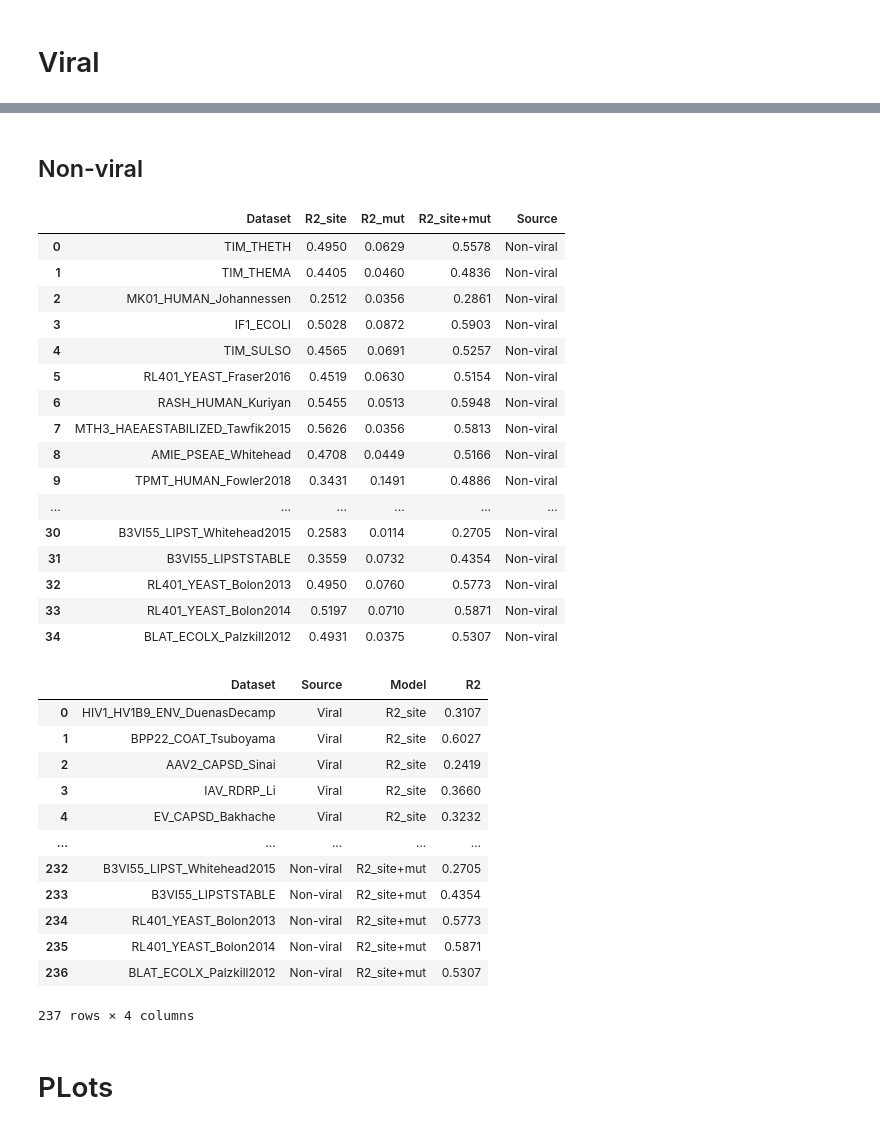
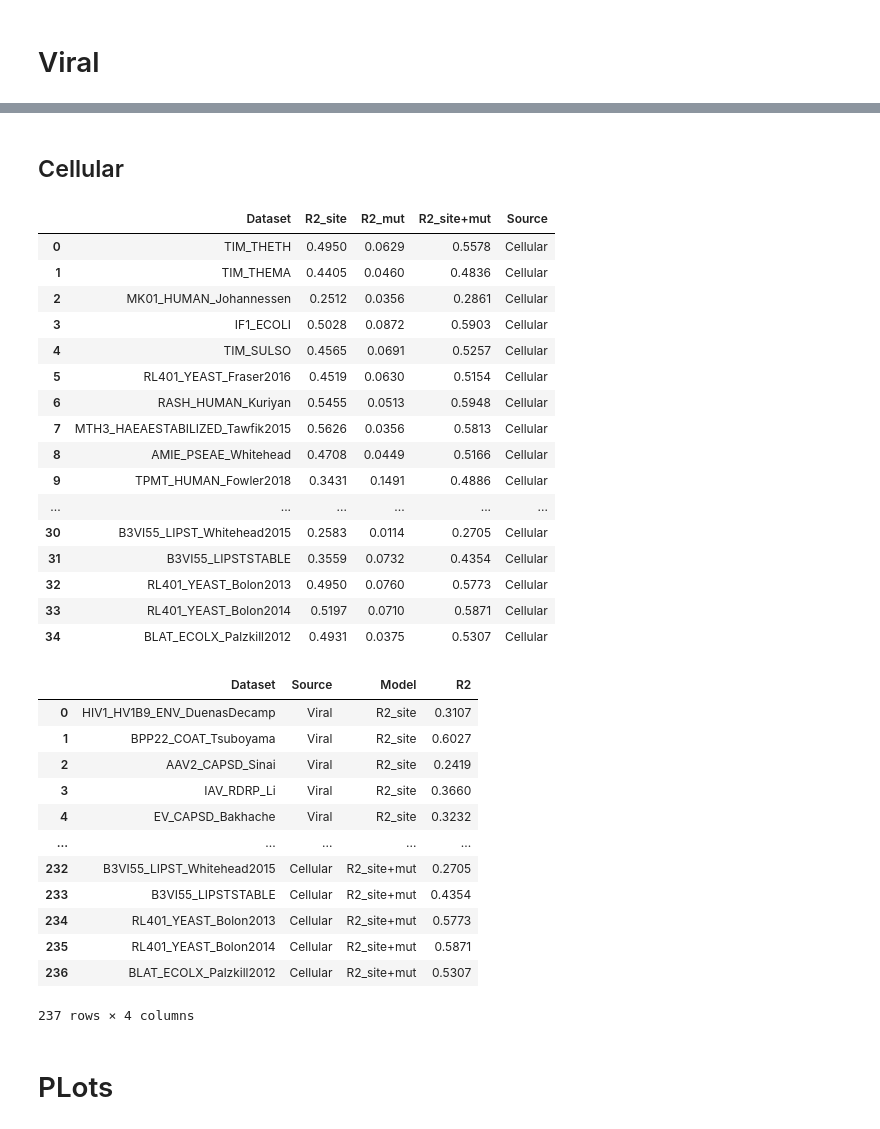
Before and after one commit to ziul-bio/DMS-SiteEffect-PLM, a Jupyter notebook: notebooks/regression.ipynb, the cells around one changed output, grey strips where cells are left out. Drawn from its saved outputs; the diff is of its cells as text; code cells hidden in the pictures.

```diff
--- a/notebooks/regression.ipynb
+++ b/notebooks/regression.ipynb
@@ -84,6 +96,7 @@ for file in os.listdir(base_dir):
     data = pd.read_csv(file_path)
 
     data[['wt', 'site', 'mut']] = data['mutant'].apply(lambda x: pd.Series(split_mut_sit(x)))
+    data['site'] = data['site'].astype(str)
     model1 = ols('target ~ site', data=data).fit()
     model2 = ols('target ~ mut', data=data).fit()
     model3 = ols('target ~ site+mut', data=data).fit()
@@ -99,41 +128,41 @@ KeyboardInterrupt:
 # %% [markdown]
-## Non-viral
+## Cellular
 # %%
 base_dir = '../data/nonviral/metadata/'
 res_nonviral = {}
 for file in os.listdir(base_dir):
     dts = file.split('.csv')[0]
     file_path = os.path.join(base_dir, file)
     data = pd.read_csv(file_path)
     data[['wt', 'site', 'mut']] = data['mutant'].apply(lambda x: pd.Series(split_mut_sit(x)))
     data = data.dropna()
     model1 = ols('target ~ site', data=data).fit()
     model2 = ols('target ~ mut', data=data).fit()
     model3 = ols('target ~ site+mut', data=data).fit()
     res_nonviral[dts] = [round(float(model1.rsquared), 4), round(float(model2.rsquared), 4), round(float(model3.rsquared), 4)]
 
 df2 = pd.DataFrame.from_dict(res_nonviral, orient='index').reset_index()
 df2.rename(columns={'index': 'Dataset', 0:'R2_site', 1:'R2_mut', 2:'R2_site+mut'}, inplace=True)
-df2['Source'] = 'Non-viral'
+df2['Source'] = 'Cellular'
 df2
 # %% [output]
 |  | Dataset | R2_site | R2_mut | R2_site+mut | Source |
-| 0 | TIM_THETH | 0.4950 | 0.0629 | 0.5578 | Non-viral |
-| 1 | TIM_THEMA | 0.4405 | 0.0460 | 0.4836 | Non-viral |
-| 2 | MK01_HUMAN_Johannessen | 0.2512 | 0.0356 | 0.2861 | Non-viral |
-| 3 | IF1_ECOLI | 0.5028 | 0.0872 | 0.5903 | Non-viral |
-| 4 | TIM_SULSO | 0.4565 | 0.0691 | 0.5257 | Non-viral |
-| 5 | RL401_YEAST_Fraser2016 | 0.4519 | 0.0630 | 0.5154 | Non-viral |
-| 6 | RASH_HUMAN_Kuriyan | 0.5455 | 0.0513 | 0.5948 | Non-viral |
-| 7 | MTH3_HAEAESTABILIZED_Tawfik2015 | 0.5626 | 0.0356 | 0.5813 | Non-viral |
-| 8 | AMIE_PSEAE_Whitehead | 0.4708 | 0.0449 | 0.5166 | Non-viral |
-| 9 | TPMT_HUMAN_Fowler2018 | 0.3431 | 0.1491 | 0.4886 | Non-viral |
+| 0 | TIM_THETH | 0.4950 | 0.0629 | 0.5578 | Cellular |
+| 1 | TIM_THEMA | 0.4405 | 0.0460 | 0.4836 | Cellular |
+| 2 | MK01_HUMAN_Johannessen | 0.2512 | 0.0356 | 0.2861 | Cellular |
+| 3 | IF1_ECOLI | 0.5028 | 0.0872 | 0.5903 | Cellular |
+| 4 | TIM_SULSO | 0.4565 | 0.0691 | 0.5257 | Cellular |
+| 5 | RL401_YEAST_Fraser2016 | 0.4519 | 0.0630 | 0.5154 | Cellular |
+| 6 | RASH_HUMAN_Kuriyan | 0.5455 | 0.0513 | 0.5948 | Cellular |
+| 7 | MTH3_HAEAESTABILIZED_Tawfik2015 | 0.5626 | 0.0356 | 0.5813 | Cellular |
+| 8 | AMIE_PSEAE_Whitehead | 0.4708 | 0.0449 | 0.5166 | Cellular |
+| 9 | TPMT_HUMAN_Fowler2018 | 0.3431 | 0.1491 | 0.4886 | Cellular |
 | ... | ... | ... | ... | ... | ... |
-| 30 | B3VI55_LIPST_Whitehead2015 | 0.2583 | 0.0114 | 0.2705 | Non-viral |
-| 31 | B3VI55_LIPSTSTABLE | 0.3559 | 0.0732 | 0.4354 | Non-viral |
-| 32 | RL401_YEAST_Bolon2013 | 0.4950 | 0.0760 | 0.5773 | Non-viral |
-| 33 | RL401_YEAST_Bolon2014 | 0.5197 | 0.0710 | 0.5871 | Non-viral |
-| 34 | BLAT_ECOLX_Palzkill2012 | 0.4931 | 0.0375 | 0.5307 | Non-viral |
+| 30 | B3VI55_LIPST_Whitehead2015 | 0.2583 | 0.0114 | 0.2705 | Cellular |
+| 31 | B3VI55_LIPSTSTABLE | 0.3559 | 0.0732 | 0.4354 | Cellular |
+| 32 | RL401_YEAST_Bolon2013 | 0.4950 | 0.0760 | 0.5773 | Cellular |
+| 33 | RL401_YEAST_Bolon2014 | 0.5197 | 0.0710 | 0.5871 | Cellular |
+| 34 | BLAT_ECOLX_Palzkill2012 | 0.4931 | 0.0375 | 0.5307 | Cellular |
 # %%
 res_full = pd.concat([df, df2])
 res_melt = res_full.melt(id_vars=['Dataset', 'Source'], value_vars=['R2_site', 'R2_mut', 'R2_site+mut'], var_name='Model', value_name='R2')
@@ -146,11 +175,11 @@ res_melt
 | 3 | IAV_RDRP_Li | Viral | R2_site | 0.3660 |
 | 4 | EV_CAPSD_Bakhache | Viral | R2_site | 0.3232 |
 | ... | ... | ... | ... | ... |
-| 232 | B3VI55_LIPST_Whitehead2015 | Non-viral | R2_site+mut | 0.2705 |
-| 233 | B3VI55_LIPSTSTABLE | Non-viral | R2_site+mut | 0.4354 |
-| 234 | RL401_YEAST_Bolon2013 | Non-viral | R2_site+mut | 0.5773 |
-| 235 | RL401_YEAST_Bolon2014 | Non-viral | R2_site+mut | 0.5871 |
-| 236 | BLAT_ECOLX_Palzkill2012 | Non-viral | R2_site+mut | 0.5307 |
+| 232 | B3VI55_LIPST_Whitehead2015 | Cellular | R2_site+mut | 0.2705 |
+| 233 | B3VI55_LIPSTSTABLE | Cellular | R2_site+mut | 0.4354 |
+| 234 | RL401_YEAST_Bolon2013 | Cellular | R2_site+mut | 0.5773 |
+| 235 | RL401_YEAST_Bolon2014 | Cellular | R2_site+mut | 0.5871 |
+| 236 | BLAT_ECOLX_Palzkill2012 | Cellular | R2_site+mut | 0.5307 |
 237 rows × 4 columns
 # %%
 #res_melt.to_csv('../experiments/OLS_results.csv')
```
Also changed, not shown: parts of 19 cells of this notebook, 1 other file.
